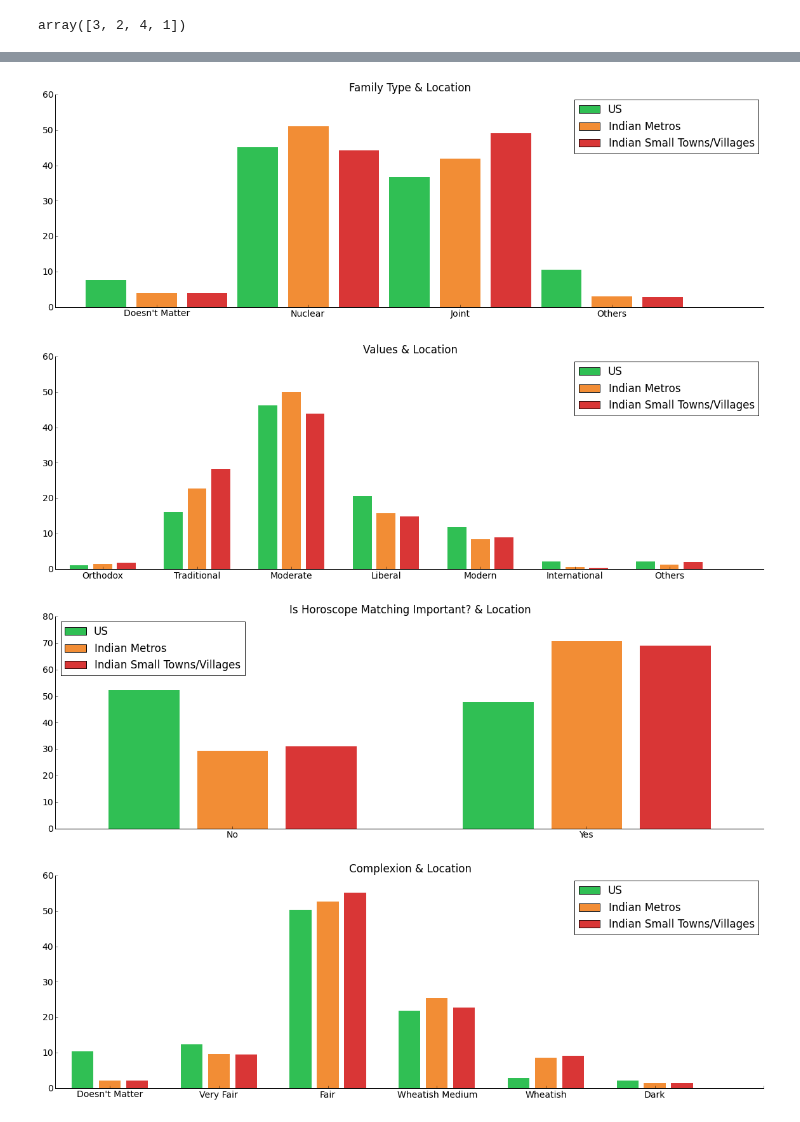
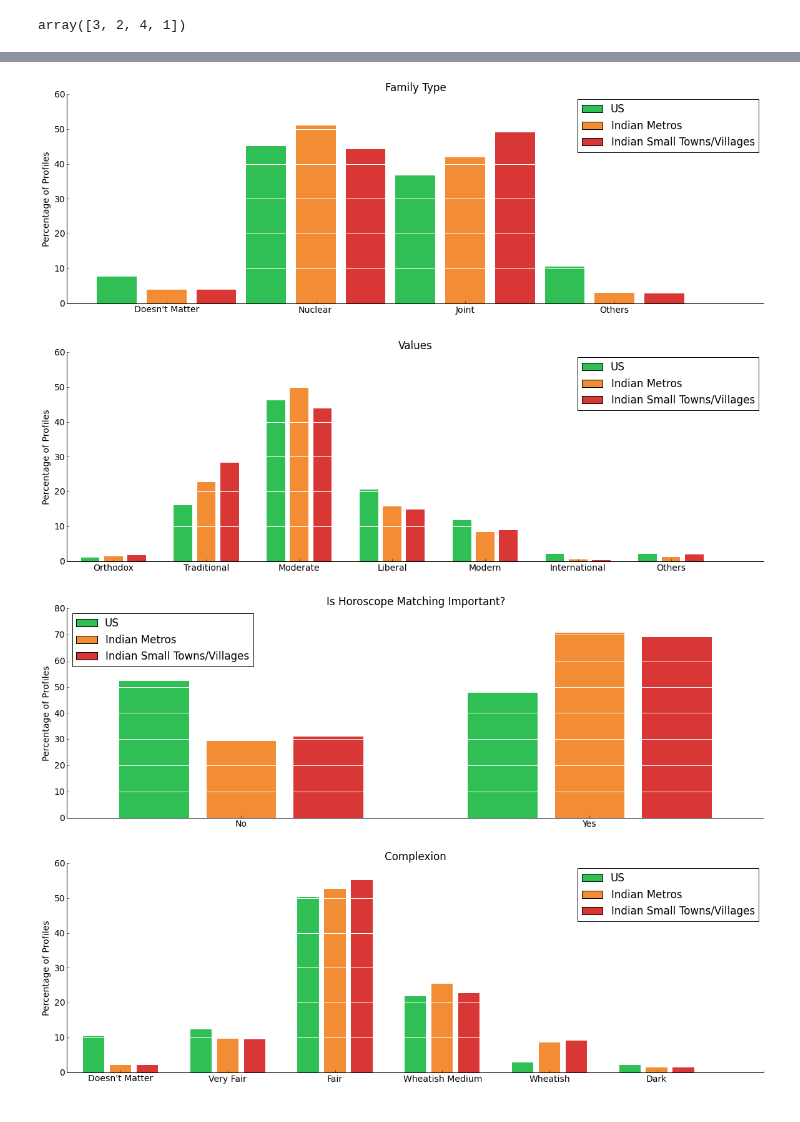
Before and after one commit to deadofied/ac299r, a Jupyter notebook: analysis_location.ipynb, the cells around one changed output, grey strips where cells are left out. Saved outputs shown, nothing was run; the diff lists cells and outputs as text; code cells hidden in the pictures.

```diff
--- a/analysis_location.ipynb
+++ b/analysis_location.ipynb
@@ -34,7 +34,7 @@ rcParams['font.size'] = 14
 rcParams['patch.edgecolor'] = 'none'
 
 def histogram_style():
-    remove_border(left=False)
+    remove_border()
     plt.grid(False)
     plt.grid(axis='y', color='w', linestyle='-', lw=1)
 
@@ -341,37 +345,39 @@ two = plt.bar([2, 5, 8, 11], height=y1, align='center', color='#F28D35')
 three = plt.bar([3, 6, 9, 12], height=y2, align='center', color='#D93636')
 
 
-plt.title("Family Type & Location")
+plt.title("Family Type")
+plt.ylabel('Percentage of Profiles')
 ax = plt.gca()
 ax.legend( (one[0], two[0], three[0]), ('US', 'Indian Metros', 'Indian Small Towns/Villages'), loc="upper right")
 xticks_locs, xticks_labels = plt.xticks([2, 5, 8, 11], ["Doesn't Matter", "Nuclear", "Joint", "Others"])
-remove_border()
+histogram_style()
 # %% [output]
-[figure, old version]
+[figure, new version]
 # %%
 y0 = np.bincount(profiles['values1'][(profiles["location"] == 1)].dropna().astype(int))
 i = np.nonzero(y0)[0]
 y0 = [100 * float(n) / float(sum(y0)) for n in y0]
 
 y1 = np.bincount(profiles['values1'][(profiles["location"] == 2)].dropna().astype(int))
 y1 = [100 * float(n) / float(sum(y1)) for n in y1]
 
 y2 = np.bincount(profiles['values1'][(profiles["location"] == 3)].dropna().astype(int))
 y2 = [100 * float(n) / float(sum(y2)) for n in y2]
 
 
 one = plt.bar([1, 5, 9, 13, 17, 21, 25], height=y0[1:], align='center', color='#30BF54')
 two = plt.bar([2, 6, 10, 14, 18, 22, 26], height=y1[1:], align='center', color='#F28D35')
 three = plt.bar([3, 7, 11, 15, 19, 23, 27], height=y2[1:], align='center', color='#D93636')
 
 
-plt.title("Values & Location")
+plt.title("Values")
+plt.ylabel('Percentage of Profiles')
 ax = plt.gca()
 ax.legend( (one[0], two[0], three[0]), ('US', 'Indian Metros', 'Indian Small Towns/Villages'), loc="upper right")
 xticks_locs, xticks_labels = plt.xticks([2, 6, 10, 14, 18, 22, 26], ["Orthodox", "Traditional", "Moderate", "Liberal", "Modern", "International", "Others"])
-remove_border()
+histogram_style()
 # %% [output]
-[figure, old version]
+[figure, new version]
 # %%
 y0 = np.bincount(profiles['horoscope'][(profiles["location"] == 1)].dropna().astype(int))
 i = np.nonzero(y0)[0]
@@ -389,13 +395,14 @@ two = plt.bar([2, 6], height=y1, align='center', color='#F28D35')
 three = plt.bar([3, 7], height=y2, align='center', color='#D93636')
 
 
-plt.title("Is Horoscope Matching Important? & Location")
+plt.title("Is Horoscope Matching Important?")
+plt.ylabel('Percentage of Profiles')
 ax = plt.gca()
 ax.legend( (one[0], two[0], three[0]), ('US', 'Indian Metros', 'Indian Small Towns/Villages'), loc="upper left")
 xticks_locs, xticks_labels = plt.xticks([2, 6], ["No", "Yes"])
-remove_border()
+histogram_style()
 # %% [output]
-[figure, old version]
+[figure, new version]
 # %%
 y0 = np.bincount(profiles['complexion1'][(profiles["location"] == 1)].dropna().astype(int))
 i = np.nonzero(y0)[0]
@@ -413,13 +420,14 @@ two = plt.bar([2, 6, 10, 14, 18, 22], height=y1, align='center', color='#F28D35'
 three = plt.bar([3, 7, 11, 15, 19, 23], height=y2, align='center', color='#D93636')
 
 
-plt.title("Complexion & Location")
+plt.title("Complexion")
+plt.ylabel('Percentage of Profiles')
 ax = plt.gca()
 ax.legend( (one[0], two[0], three[0]), ('US', 'Indian Metros', 'Indian Small Towns/Villages'), loc="upper right")
 xticks_locs, xticks_labels = plt.xticks([2, 6, 10, 14, 18, 22, 26], ["Doesn't Matter", "Very Fair", "Fair", "Wheatish Medium", "Wheatish", "Dark"])
-remove_border()
+histogram_style()
 # %% [output]
-[figure, old version]
+[figure, new version]
 # %%
 y0 = np.bincount(profiles['body1'][(profiles["location"] == 1)].dropna().astype(int))
 i = np.nonzero(y0)[0]
```
Also changed, not shown: parts of 5 cells of this notebook, 4 other files.
